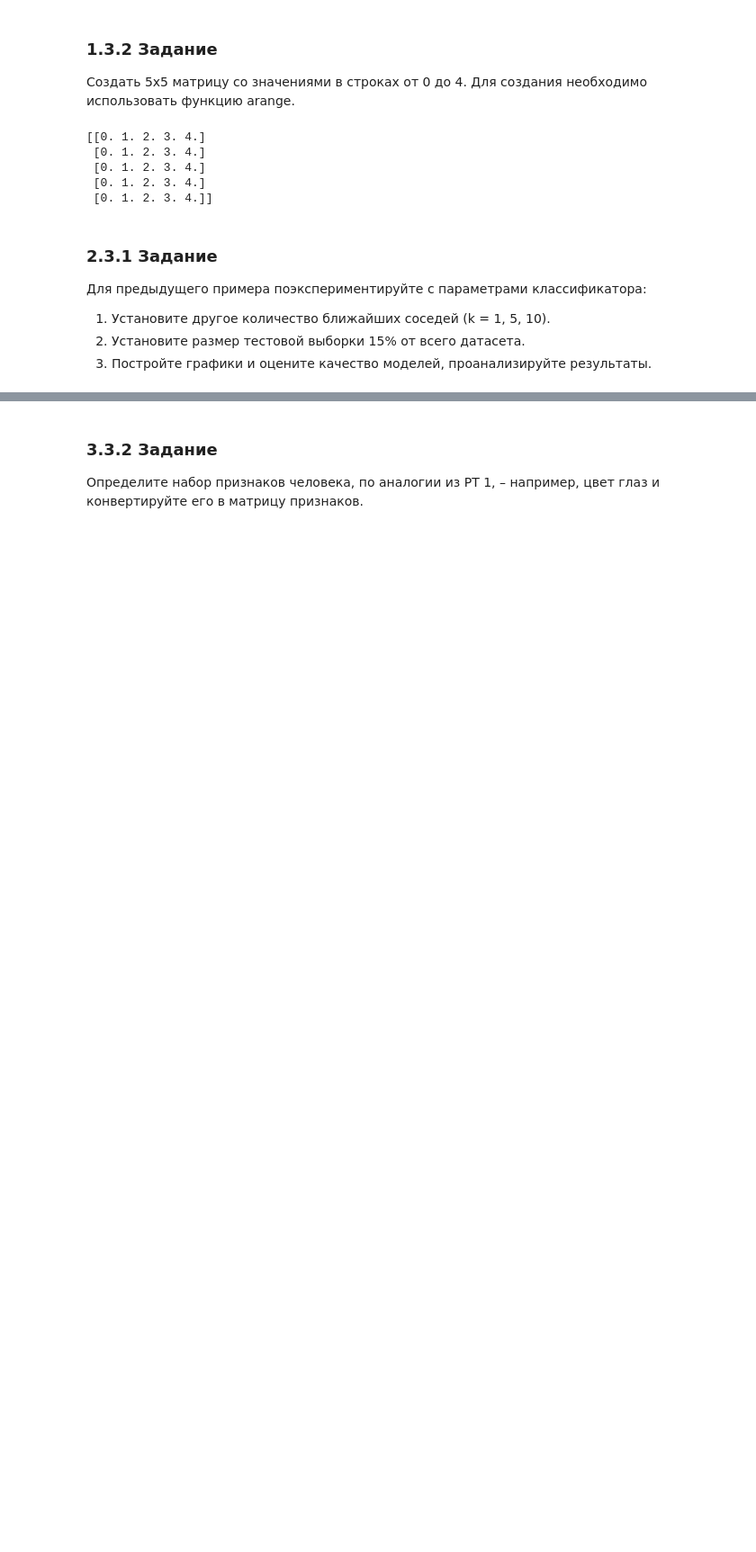
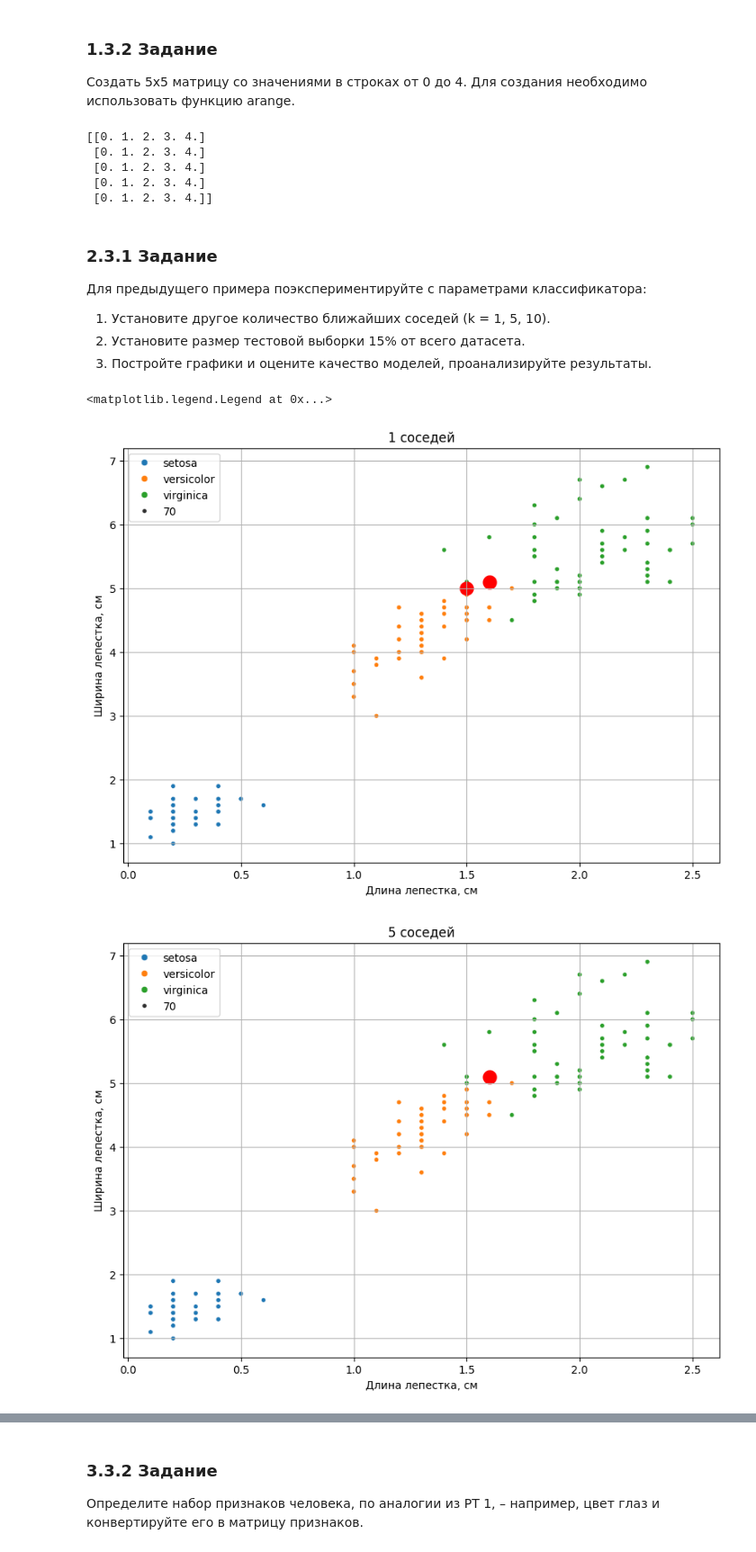
Before and after one commit to Karditt/AIMirea, a Jupyter notebook: pr3/main.ipynb, the cells around one changed output, grey strips where cells are left out. Shown at 90% size. Drawn from its saved outputs; the diff is of its cells as text; code cells hidden in the pictures; blank space fills up the shorter version.

```diff
--- a/pr3/main.ipynb
+++ b/pr3/main.ipynb
@@ -87,3 +87,55 @@ print(Z)
 2. Установите размер тестовой выборки 15% от всего датасета.
 3. Постройте графики и оцените качество моделей, проанализируйте
 результаты.
+# %%
+from sklearn.model_selection import train_test_split
+from sklearn.metrics import accuracy_score
+from sklearn.neighbors import KNeighborsClassifier
+import pandas as pd
+import matplotlib.pyplot as plt
+import seaborn as sns
+import numpy as np
+
+# url = './iris.csv'
+# iris = pd.read_csv(url)
+iris = sns.load_dataset('iris')
+
+X_train, X_test, y_train, y_test = train_test_split(
+    iris.iloc[:, :-1],
+    iris.iloc[:, -1],
+    test_size=0.15
+)
+
+k1_acc = []
+
+for i in range(1,12, 4):
+    model = KNeighborsClassifier(n_neighbors=i + 1)
+    model.fit(X_train, y_train)
+    y_pred = model.predict(X_test)
+    k1_acc.append(accuracy_score(y_test, y_pred))
+    plt.figure(figsize = (10,7))
+    sns.scatterplot(data = iris, x = 'petal_width', y = 'petal_length', hue = 'species', size=70)
+    plt.title(str(i) + " соседей")
+    plt.xlabel('Длина лепестка, см')
+    plt.ylabel('Ширина лепестка, см')
+    plt.legend(loc=2)
+    plt.grid()
+    for i in range(len(y_test)):
+        if np.array(y_test)[i] != y_pred[i]:
+            plt.scatter(X_test.iloc[i,3], X_test.iloc[i,2], color = 'red', s=150)
+
+
+x = [i for i in range(1, 12, 5)]
+
+
+
+_, ax4 = plt.subplots(figsize=(12, 5))
+ax4.set_title("Сравнение классификаций")
+ax4.plot(x, k1_acc, label="K1")
+ax4.set_xlabel("Количество соседей")
+ax4.set_ylabel("Результат классификации")
+ax4.legend()
+# %% [output]
+<matplotlib.legend.Legend at 0x...>
+[figure, added]
+[figure, added]
```
Also changed, not shown: parts of 2 cells of this notebook, 4 other files.
